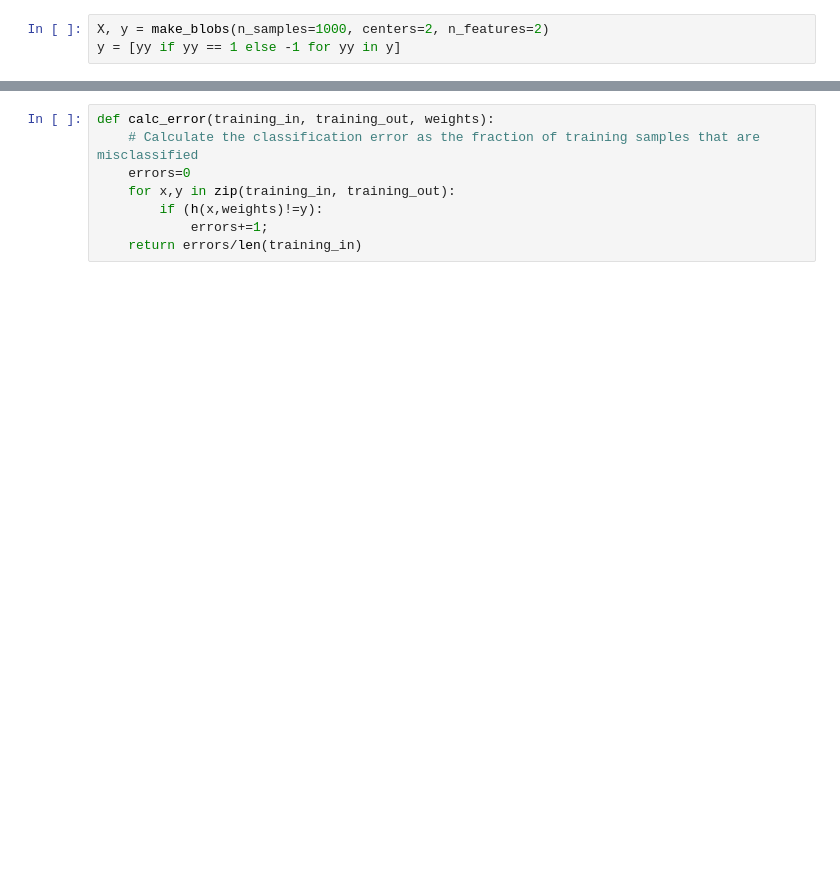
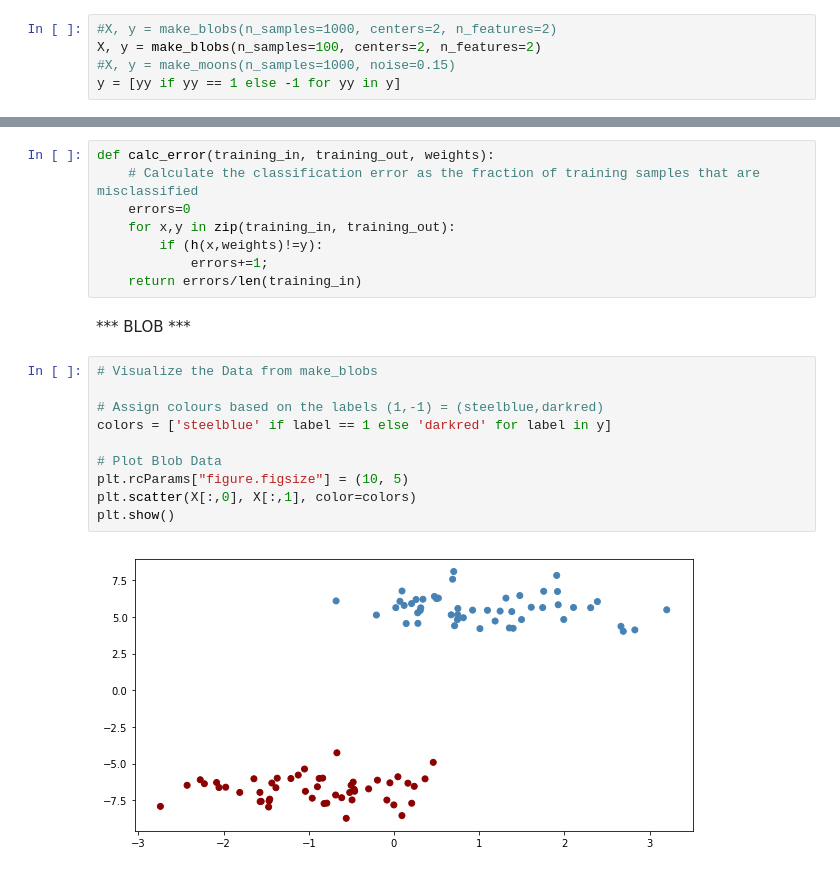
Before and after one commit to vipulpopat/MSCAI_Sem1_Etivity1, a Jupyter notebook: Etivity1.ipynb, the cells around one changed output, grey strips where cells are left out. Cells and saved outputs as stored; diff of their text form; blank space fills up the shorter version.

```diff
--- a/Etivity1.ipynb
+++ b/Etivity1.ipynb
@@ -11,7 +11,9 @@ import pandas as pd
 # %% [markdown]
 Suggestion: try PLA on this dataset before using the bank dataset
 # %%
-X, y = make_blobs(n_samples=1000, centers=2, n_features=2)
+#X, y = make_blobs(n_samples=1000, centers=2, n_features=2)
+X, y = make_blobs(n_samples=100, centers=2, n_features=2)
+#X, y = make_moons(n_samples=1000, noise=0.15)
 y = [yy if yy == 1 else -1 for yy in y]
 # %%
 def h(x,w):
@@ -48,3 +57,17 @@ def calc_error(training_in, training_out, weights):
         if (h(x,weights)!=y):
             errors+=1;
     return errors/len(training_in)
+# %% [markdown]
+*** BLOB ***
+# %%
+# Visualize the Data from make_blobs
+
+# Assign colours based on the labels (1,-1) = (steelblue,darkred)
+colors = ['steelblue' if label == 1 else 'darkred' for label in y]
+
+# Plot Blob Data
+plt.rcParams["figure.figsize"] = (10, 5)
+plt.scatter(X[:,0], X[:,1], color=colors)
+plt.show()
+# %% [output]
+[figure, added]
```
Also changed, not shown: parts of 6 cells of this notebook.
